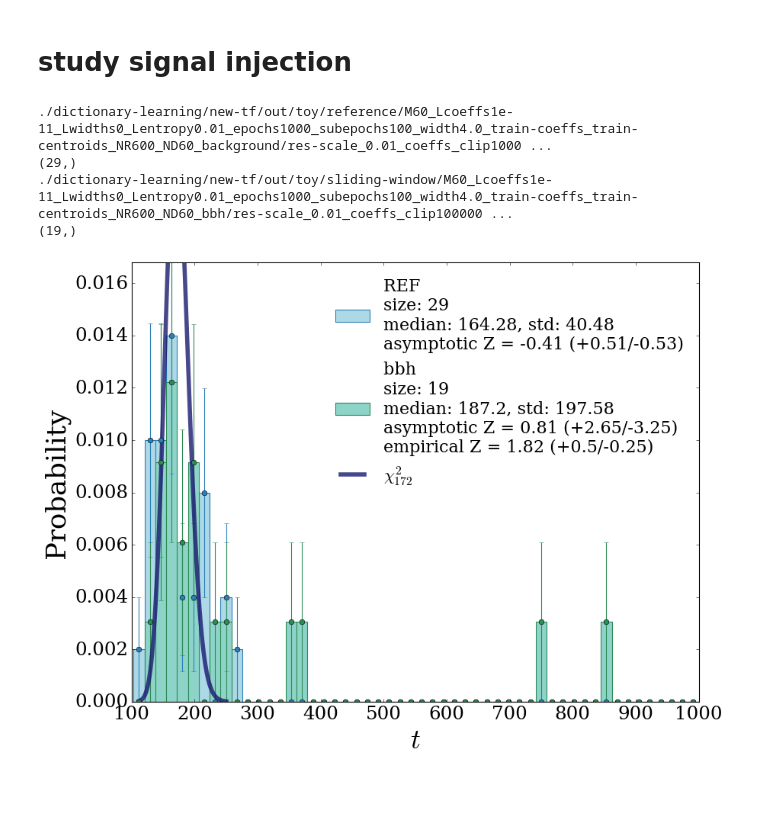
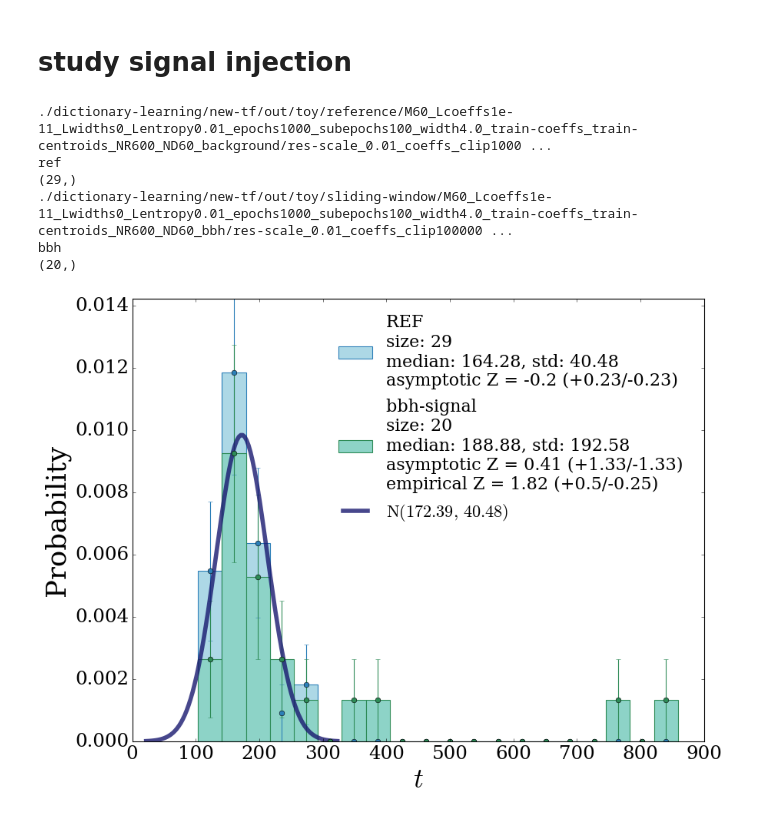
Before and after one commit to GaiaGrosso/NPLM-GWAK, a Jupyter notebook: analyse-output_dict-learning.ipynb, the cells around one changed output. Drawn from its saved outputs; the diff is of its cells as text; code cells hidden in the pictures; blank space fills up the shorter version.

```diff
--- a/analyse-output_dict-learning.ipynb
+++ b/analyse-output_dict-learning.ipynb
@@ -274,6 +338,7 @@ folders = [
     'M60_Lcoeffs1e-11_Lwidths0_Lentropy1.0_epochs1000_subepochs100_width4.0_train-coeffs_train-centroids_NR600_ND60_background/res-scale_0.01_coeffs_clip1000000/',
     'M60_Lcoeffs1e-09_Lwidths0_Lentropy1.0_epochs1000_subepochs100_width4.0_train-coeffs_train-centroids_NR600_ND60_background/res-scale_0.01_coeffs_clip1000000/',
     'M60_Lcoeffs1e-11_Lwidths0_Lentropy0.01_epochs1000_subepochs100_width4.0_train-coeffs_train-centroids_NR600_ND60_background/res-scale_0.01_coeffs_clip1000000/',
+    'M120_Lcoeffs1e-09_Lwidths0_Lentropy1.0_epochs1000_subepochs100_width4.0_train-coeffs_train-centroids_NR600_ND60_background/res-scale_0.01_coeffs_clip1000000/',
 ]
 
 t_dict = {}
@@ -454,54 +534,30 @@ M60_Lcoeffs1e-09_Lwidths0_Lentropy1.0_epochs1000_subepochs100_width4.0_train-coe
 # %%
 # read from folders
-folders = {
-   'ref': './dictionary-learning/new-tf/out/toy/reference/M60_Lcoeffs1e-11_Lwidths0_Lentropy0.01_epochs1000_subepochs100_width4.0_train-coeffs_train-centroids_NR600_ND60_background/res-scale_0.01_coeffs_clip1000000/',
-   'bbh': './dictionary-learning/new-tf/out/toy/sliding-window/M60_Lcoeffs1e-11_Lwidths0_Lentropy0.01_epochs1000_subepochs100_width4.0_train-coeffs_train-centroids_NR600_ND60_bbh/res-scale_0.01_coeffs_clip1000000/',
-   }
-
-t_dict = {}
-for foldername in list(folders.keys()):
-    folder=folders[foldername]
-    if not os.path.exists(folder): continue
-    print(folder)
-    t_dict[foldername]= np.array([])
-    for sub_f in [x[0] for x in os.walk(folder)]:
-        #print(sub_f)
-        if os.path.isfile(sub_f+'/t.txt'):
-            f_txt = open(sub_f+'/t.txt', 'r')
-            t = float(f_txt.readlines()[0].split('\n')[0])
-            f_txt.close()
-            #print(t)
-            t_dict[foldername]= np.append(t_dict[foldername], [t])
-    print(t_dict[foldername].shape)
+#t_dict = read_t(folders)
+t_dict, coeffs_history, centroids_history, widths_history, loss_history, loss_nplm_history = read_all(folders)
 # %% [output]
 ./dictionary-learning/new-tf/out/toy/reference/M60_Lcoeffs1e-11_Lwidths0_Lentropy0.01_epochs1000_subepochs100_width4.0_train-coeffs_train-centroids_NR600_ND60_background/res-scale_0.01_coeffs_clip1000 ...
+ref
 (29,)
 ./dictionary-learning/new-tf/out/toy/sliding-window/M60_Lcoeffs1e-11_Lwidths0_Lentropy0.01_epochs1000_subepochs100_width4.0_train-coeffs_train-centroids_NR600_ND60_bbh/res-scale_0.01_coeffs_clip100000 ...
-(19,)
+bbh
+(20,)
 # %%
 t1 = t_dict['ref']
 t1 = t1[~np.isnan(t1)]
 i=0
-z_score_emp, z_score_emp_p, z_score_emp_m={},{},{}
-z_score_asympt, z_score_asympt_p, z_score_asympt_m={},{},{}
 for k in list(t_dict.keys()):
     folder =folders[k]
     if k=='ref': continue
     t2 = t_dict[k]
     t2 = t2[~np.isnan(t2)]
     if t2.shape[0]==0:
         i+=1
         continue
-    lab =k.split('centroids_')[-1].replace('Lepton_', '-lepton, ')
-    z_as, z_emp = plot_2distribution(t1, t2, df=np.mean(t1), xmin=np.min(t1), xmax=1000, #ymax=0.03,
-                       nbins=52, save=True, output_path=folder,
-                       label1='REF', label2=lab, save_name='signal-injection', print_Zscore=True)
-    z_score_emp[k] = z_emp[0]
-    z_score_emp_p[k] = z_emp[1]
-    z_score_emp_m[k] = z_emp[2]
-    z_score_asympt[k] = z_as[0]
-    z_score_asympt_p[k] = z_as[1]
-    z_score_asympt_m[k] = z_as[2]
+    plot_2distribution_NormRef(t1, t2, mu=np.mean(t1),std= np.std(t1),
+                                     xmin=np.min(t1), xmax=np.max(t2), #ymax=0.03,
+                                     nbins=20, save=True, output_path=folder,
+                                     label1='REF', label2='%s-signal'%(k), save_name='%s-signal'%(k), print_Zscore=True)
     i+=1
 # %% [output]
-[figure, old version]
+[figure, new version]
```
Also changed, not shown: parts of 9 cells of this notebook.
